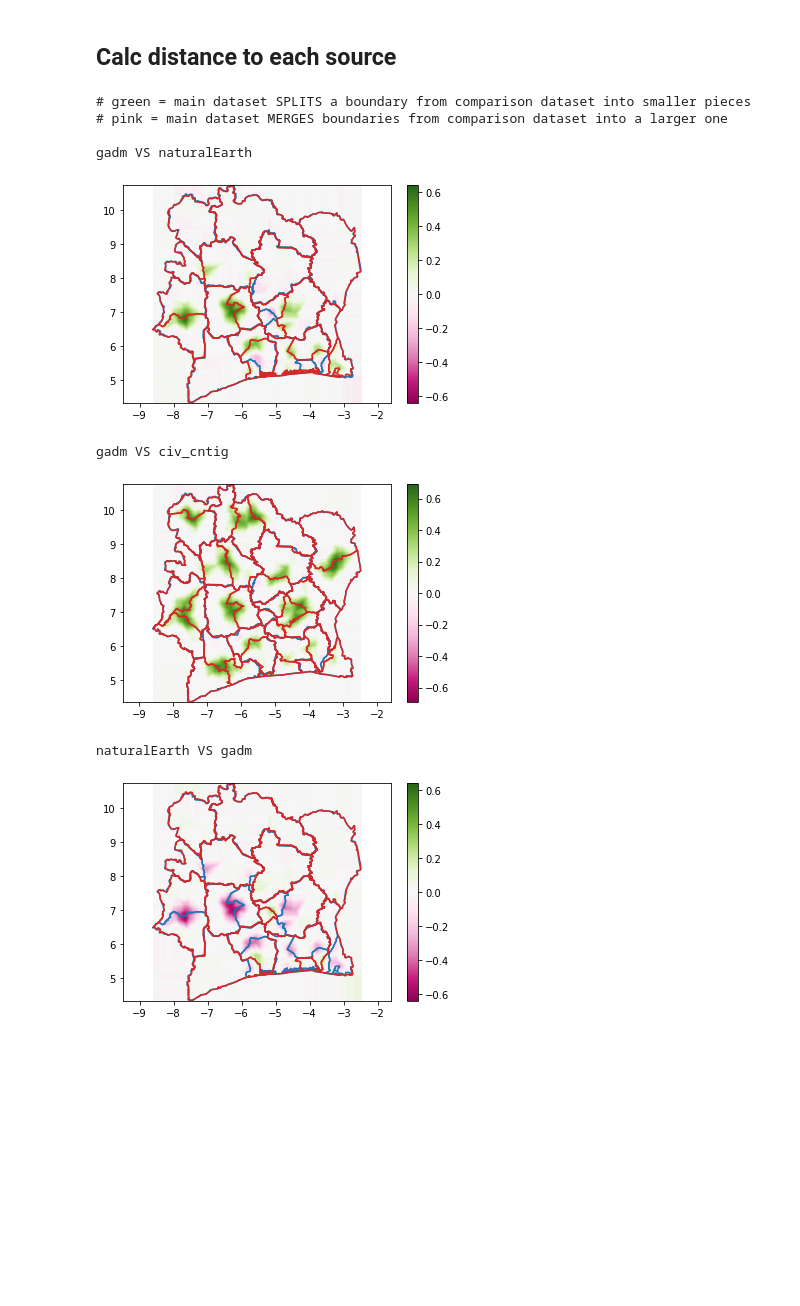
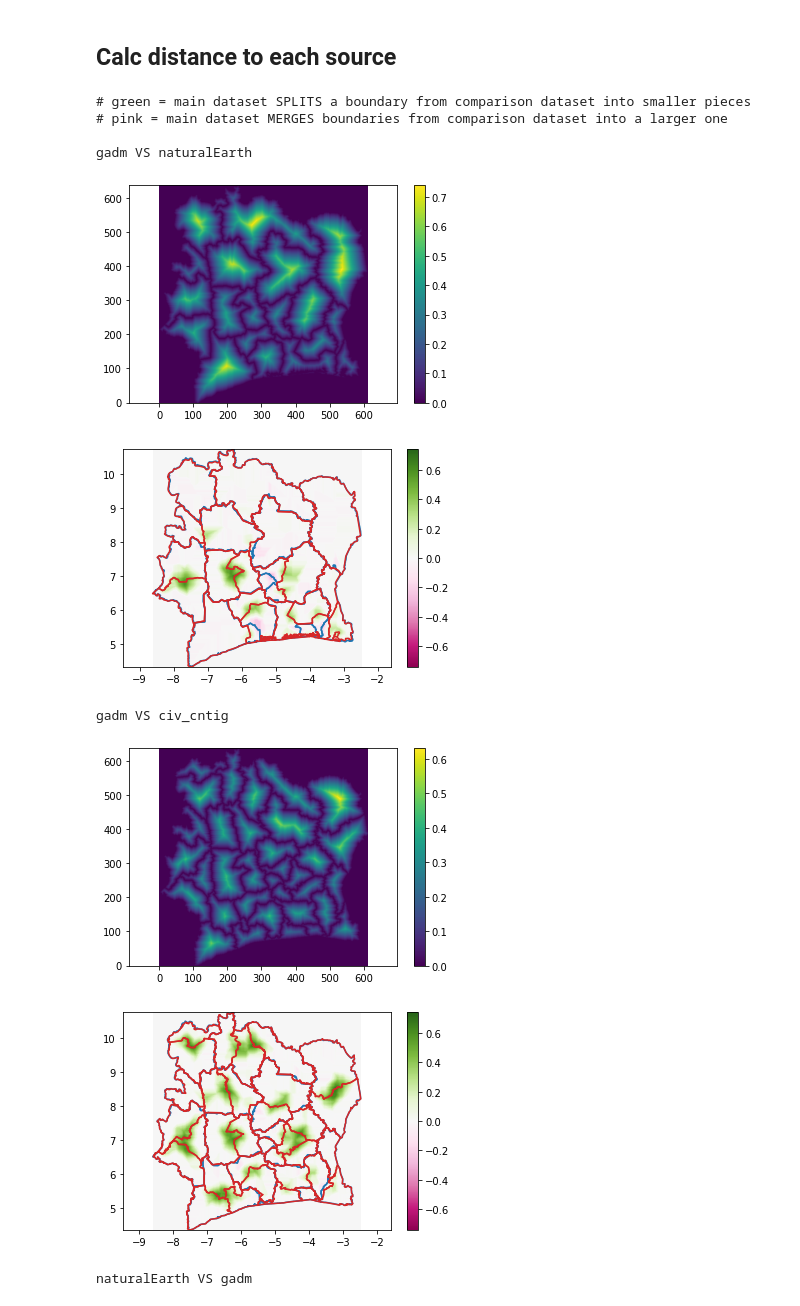
Before and after one commit to karimbahgat/boundaryCompare, a Jupyter notebook: explore_distance_to_each_source.ipynb, the cells around one changed output. Saved outputs shown, nothing was run; the diff lists cells and outputs as text; code cells hidden in the pictures; blank space fills up the shorter version.

```diff
--- a/explore_distance_to_each_source.ipynb
+++ b/explore_distance_to_each_source.ipynb
@@ -49,6 +52,12 @@ def distance_to_edge_surface(feats, resolution, bbox):
     # create boundary and calc distance
     bnd = boundarytools.uncertainty.Boundary(geoj, '', 0)
     dists = bnd.distance_surface(resolution, bbox)
+    # ignore the polygon outsides
+    bnds = [boundarytools.uncertainty.NormalBoundary(feat['geometry'], mean=0, stdev=0)
+           for feat in feats]
+    inside = boundarytools.uncertainty.crisp_footprints(bnds, resolution, bbox)
+    inside = inside[1:-1,1:-1] # remove padding
+    dists = np.where(inside==1, dists, 0)
     return dists
 # %%
 # params
@@ -62,38 +71,43 @@ allsourcefeats = {
 # define common bbox for all comparisons
 xs,ys = [],[]
 for arc in topoj1['arcs']:
     _xs,_ys = zip(*arc)
     xs.extend(_xs)
     ys.extend(_ys)
 bbox = min(xs),min(ys),max(xs),max(ys)
 
 # loop sources
 print('# green = main dataset SPLITS a boundary from comparison dataset into smaller pieces')
 print('# pink = main dataset MERGES boundaries from comparison dataset into a larger one')
 print('')
+debug = True
 for sourcename,sourcefeats in allsourcefeats.items():
     surf = distance_to_edge_surface(sourcefeats, res, bbox)
     # loop each pair of sources
     for sourcename2,sourcefeats2 in allsourcefeats.items():
         if sourcename == sourcename2: continue
         print(sourcename, 'VS', sourcename2)
         surf2 = distance_to_edge_surface(sourcefeats2, res, bbox)
+        if debug:
+            boundarytools.utils.show_surface(surf2)
         # calc and show diff
         diff = surf - surf2
-        minval,maxval = diff.min(),diff.max()
-        largest = max(abs(minval),abs(maxval))
+        #minval,maxval = diff.min(),diff.max()
+        minval,maxval = 0,max(surf.max(),surf2.max())
+        rng = max(abs(minval),abs(maxval))
         # show
         d1 = {'type':'FeatureCollection','features':sourcefeats}
         d2 = {'type':'FeatureCollection','features':sourcefeats2}
         boundarytools.utils.show_datasets(d1, d2, surf=diff, bbox=bbox, flipy=False,
-                                          minval=-largest, maxval=largest, cmap='PiYG')
+                                          minval=-rng, maxval=rng, cmap='PiYG')
 # %% [output]
 # green = main dataset SPLITS a boundary from comparison dataset into smaller pieces
 # pink = main dataset MERGES boundaries from comparison dataset into a larger one
 
 gadm VS naturalEarth
-[figure, old version]
+[figure, new version]
+[figure, new version]
 gadm VS civ_cntig
-[figure, old version]
+[figure, new version]
+[figure, new version]
 naturalEarth VS gadm
-[figure, old version]
```
Also changed, not shown: parts of 2 cells of this notebook, 5 other files.
